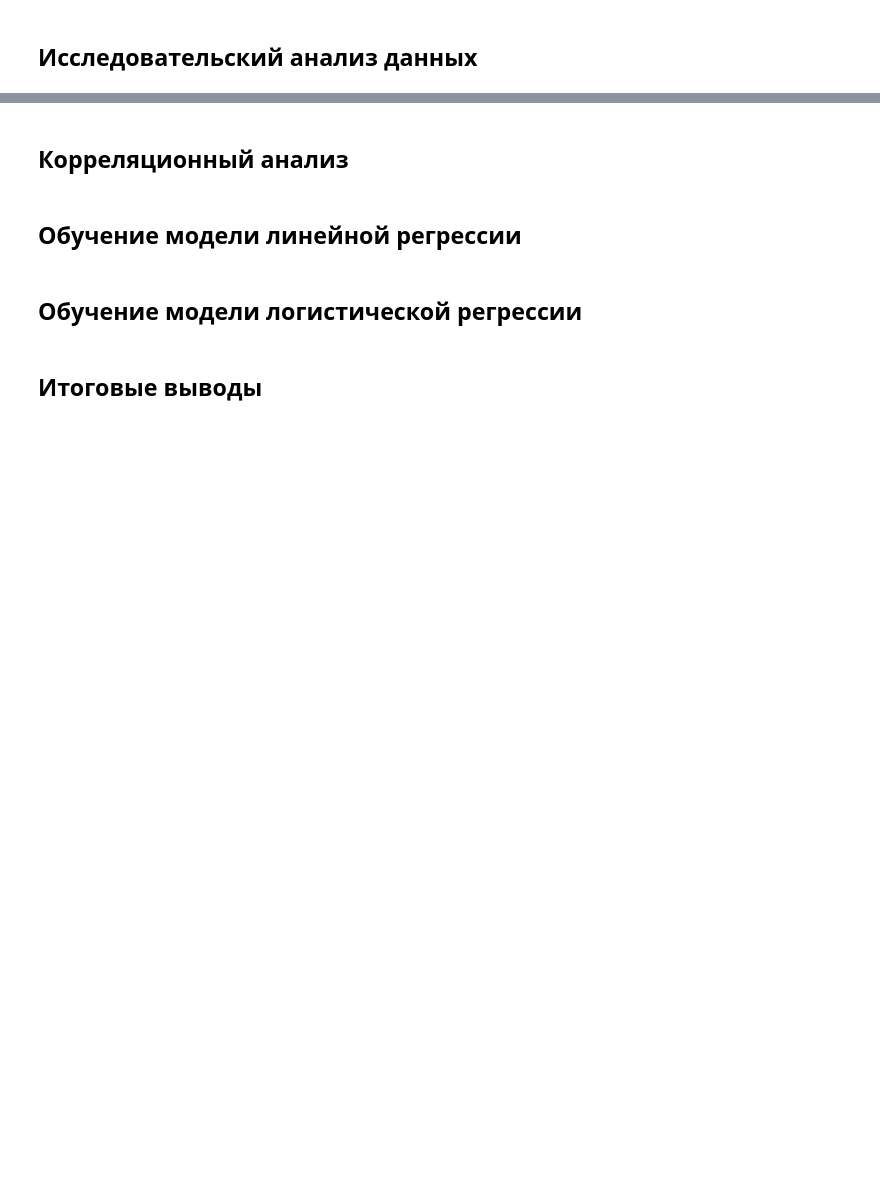
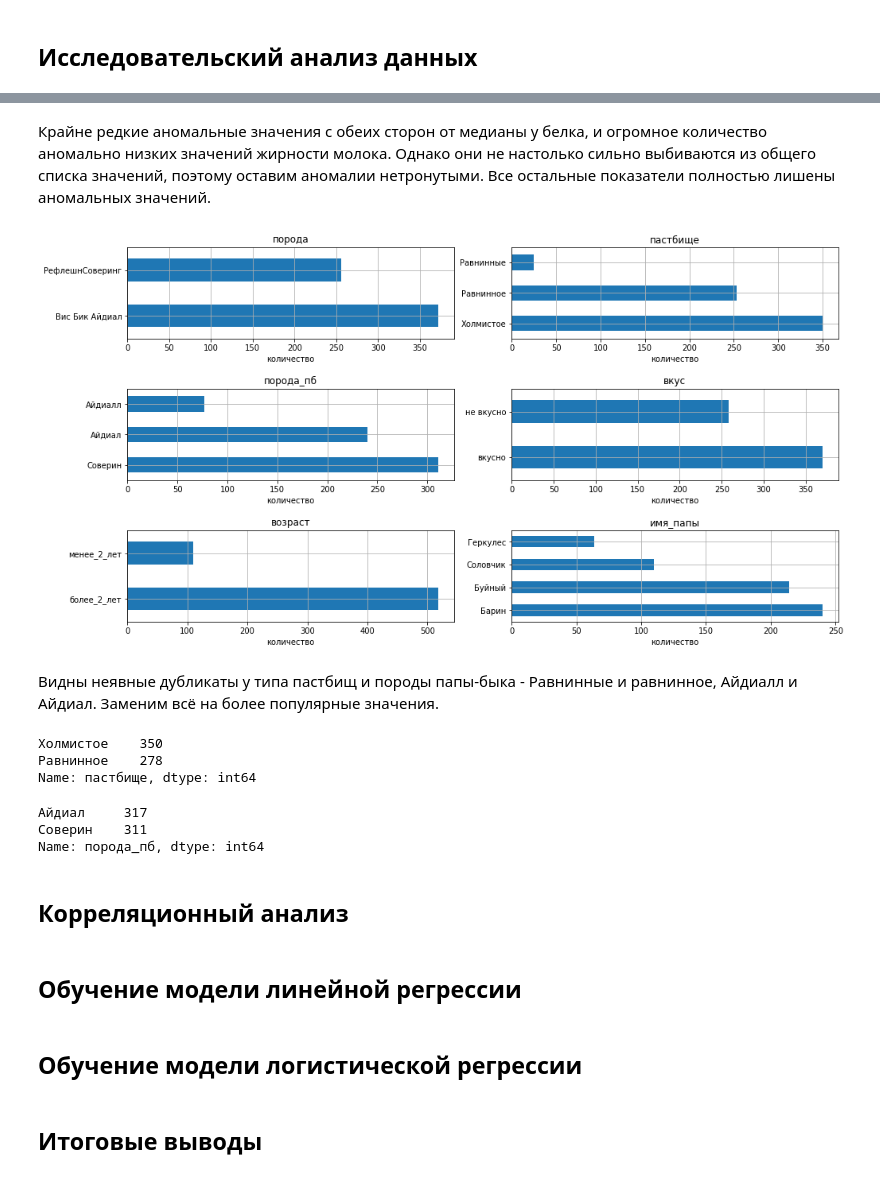
Before and after one commit to Maksim1004/data_science_studying, a Jupyter notebook: cows_and_machine_learning.ipynb, the cells around one changed output, grey strips where cells are left out. Saved outputs shown, nothing was run; the diff lists cells and outputs as text; code cells hidden in the pictures; blank space fills up the shorter version.

```diff
--- a/cows_and_machine_learning.ipynb
+++ b/cows_and_machine_learning.ipynb
@@ -307,3 +357,29 @@ memory usage: 1.2+ KB
+# %% [markdown]
+Крайне редкие аномальные значения с обеих сторон от медианы у белка, и огромное количество аномально низких значений жирности молока. Однако они не настолько сильно выбиваются из общего списка значений, поэтому оставим аномалии нетронутыми. Все остальные показатели полностью лишены аномальных значений.
+# %%
+fig, axes = plt.subplots(nrows=3, ncols=2, figsize=(14, 8))
+fig.tight_layout(pad=4.2)
+for i in range(len(ds_main_string)):
+    ds_main[ds_main_string[i]].value_counts().plot(kind='barh', ax=axes[i//2, i%2], title=ds_main_string[i], grid=True)
+    axes[i//2, i%2].set_xlabel('количество')
+# %% [output]
+[figure, added]
+# %% [markdown]
+Видны неявные дубликаты у типа пастбищ и породы папы-быка - Равнинные и равнинное, Айдиалл и Айдиал. Заменим всё на более популярные значения.
+# %%
+ds_main.loc[ds_main['пастбище'] == 'Равнинные', 'пастбище'] = 'Равнинное'
+ds_main['пастбище'].value_counts()
+# %% [output]
+Холмистое    350
+Равнинное    278
+Name: пастбище, dtype: int64
+# %%
+ds_main.loc[ds_main['порода_пб'] == 'Айдиалл', 'порода_пб'] = 'Айдиал'
+ds_main['порода_пб'].value_counts()
+# %% [output]
+Айдиал     317
+Соверин    311
+Name: порода_пб, dtype: int64
 # %% [markdown]
 ## Корреляционный анализ
 # %% [markdown]
```
Also changed, not shown: parts of 22 cells of this notebook.
